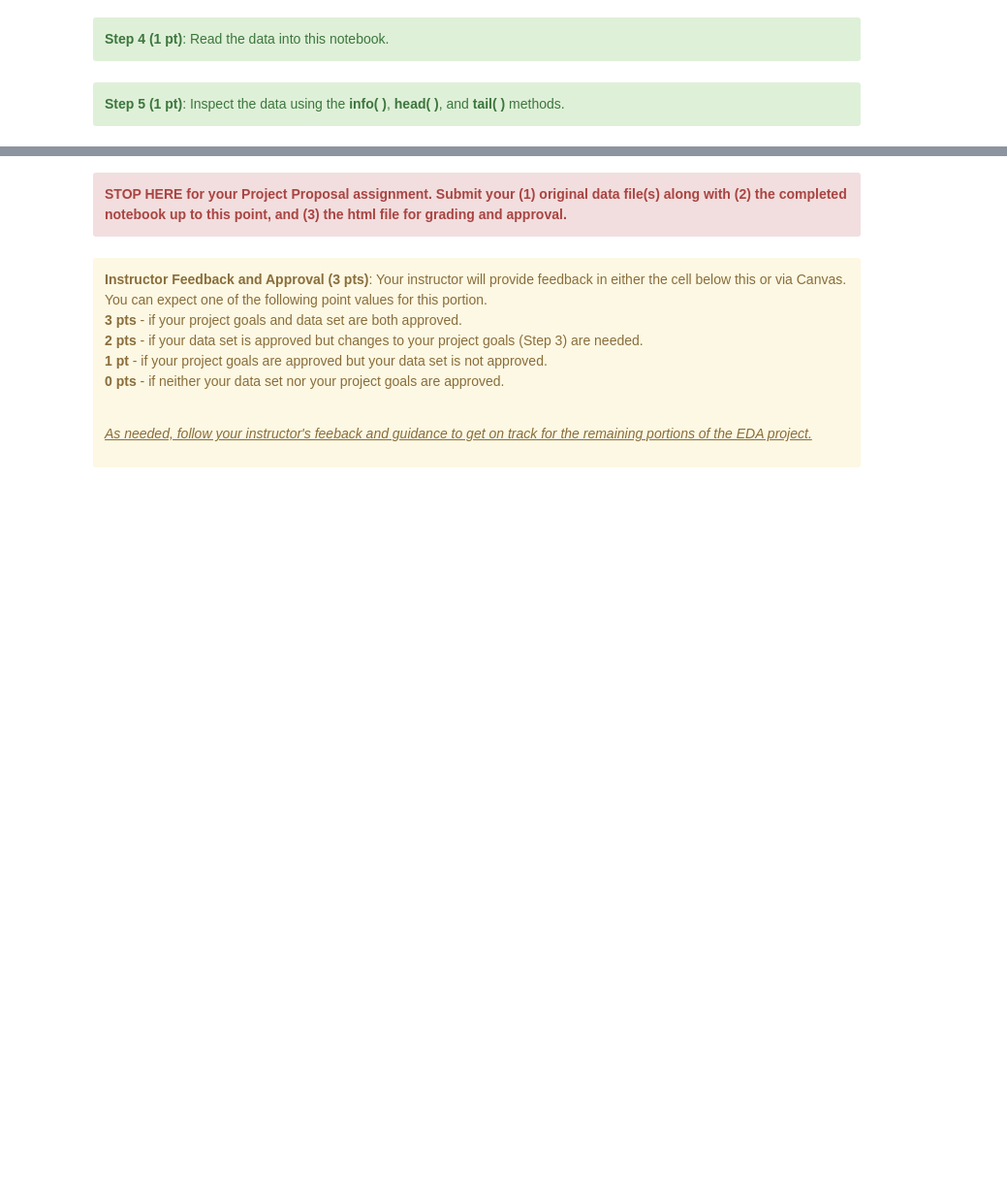
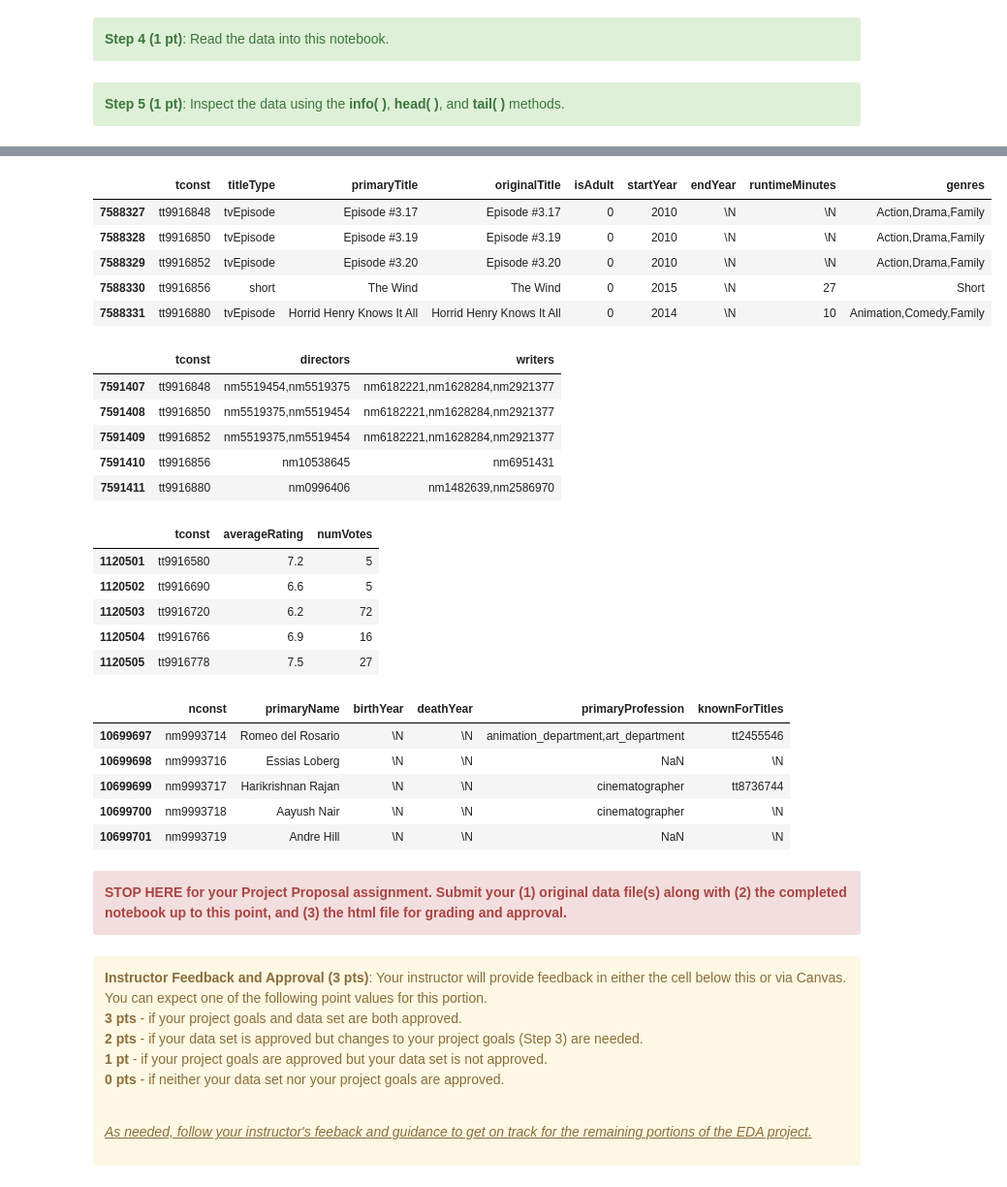
Before and after one commit to robords/NU_MS_EDA_Project, a Jupyter notebook: EDA_Project_Group_4.ipynb, the cells around one changed output, grey strips where cells are left out. Shown: that part at 97% size. Saved outputs shown, nothing was run; the diff lists cells and outputs as text; code cells hidden in the pictures; blank space fills up the shorter version.

```diff
--- a/EDA_Project_Group_4.ipynb
+++ b/EDA_Project_Group_4.ipynb
@@ -117,9 +160,34 @@ display(imdb_info.head())
 # %%
 # Use the tail() method to inspect the last five (or more) rows of the data
 display(imdb_title_basics.tail())
 display(imdb_crew.tail())
 display(imdb_ratings.tail())
-display(imdb_info.tail())
+display(imdb_name.tail())
+# %% [output]
+|  | tconst | titleType | primaryTitle | originalTitle | isAdult | startYear | endYear | runtimeMinutes | genres |
+| 7588327 | tt9916848 | tvEpisode | Episode #3.17 | Episode #3.17 | 0 | 2010 | \N | \N | Action,Drama,Family |
+| 7588328 | tt9916850 | tvEpisode | Episode #3.19 | Episode #3.19 | 0 | 2010 | \N | \N | Action,Drama,Family |
+| 7588329 | tt9916852 | tvEpisode | Episode #3.20 | Episode #3.20 | 0 | 2010 | \N | \N | Action,Drama,Family |
+| 7588330 | tt9916856 | short | The Wind | The Wind | 0 | 2015 | \N | 27 | Short |
+| 7588331 | tt9916880 | tvEpisode | Horrid Henry Knows It All | Horrid Henry Knows It All | 0 | 2014 | \N | 10 | Animation,Comedy,Family |
+|  | tconst | directors | writers |
+| 7591407 | tt9916848 | nm5519454,nm5519375 | nm6182221,nm1628284,nm2921377 |
+| 7591408 | tt9916850 | nm5519375,nm5519454 | nm6182221,nm1628284,nm2921377 |
+| 7591409 | tt9916852 | nm5519375,nm5519454 | nm6182221,nm1628284,nm2921377 |
+| 7591410 | tt9916856 | nm10538645 | nm6951431 |
+| 7591411 | tt9916880 | nm0996406 | nm1482639,nm2586970 |
+|  | tconst | averageRating | numVotes |
+| 1120501 | tt9916580 | 7.2 | 5 |
+| 1120502 | tt9916690 | 6.6 | 5 |
+| 1120503 | tt9916720 | 6.2 | 72 |
+| 1120504 | tt9916766 | 6.9 | 16 |
+| 1120505 | tt9916778 | 7.5 | 27 |
+|  | nconst | primaryName | birthYear | deathYear | primaryProfession | knownForTitles |
+| 10699697 | nm9993714 | Romeo del Rosario | \N | \N | animation_department,art_department | tt2455546 |
+| 10699698 | nm9993716 | Essias Loberg | \N | \N | NaN | \N |
+| 10699699 | nm9993717 | Harikrishnan Rajan | \N | \N | cinematographer | tt8736744 |
+| 10699700 | nm9993718 | Aayush Nair | \N | \N | cinematographer | \N |
+| 10699701 | nm9993719 | Andre Hill | \N | \N | NaN | \N |
 # %% [markdown]
 <div class="alert alert-block alert-danger"><b>STOP HERE for your Project Proposal assignment. Submit your (1) original data file(s) along with (2) the completed notebook up to this point, and (3) the html file for grading and approval.</b></div>
 # %% [markdown]
```
Also changed, not shown: parts of 2 cells of this notebook.
